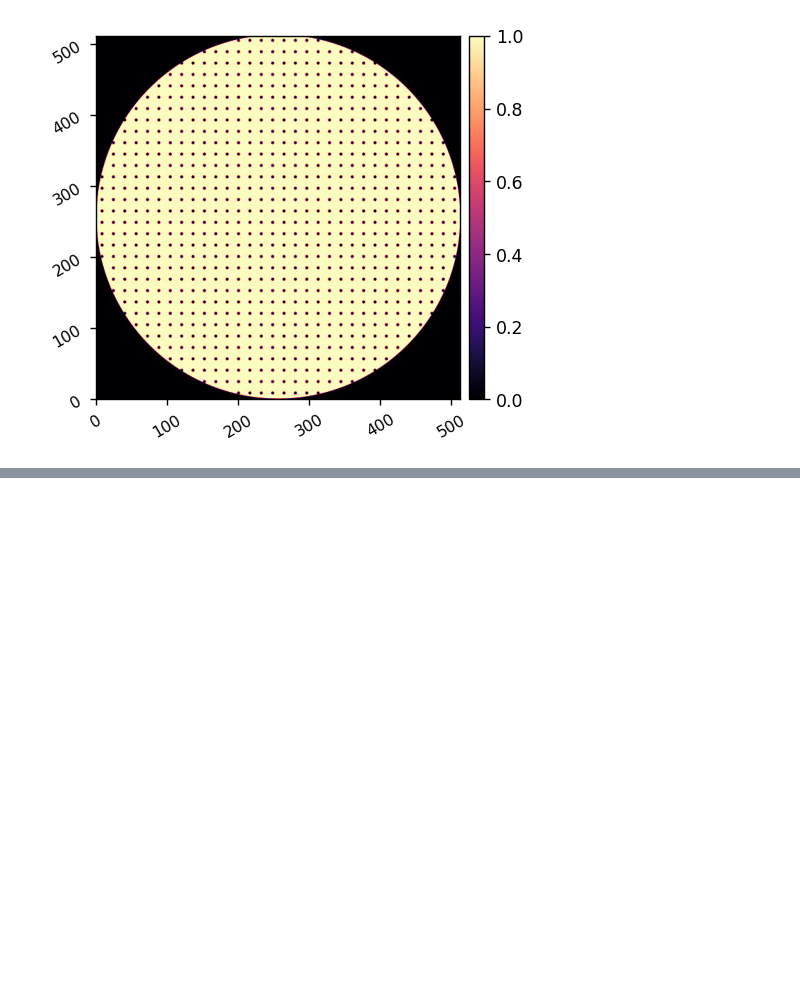
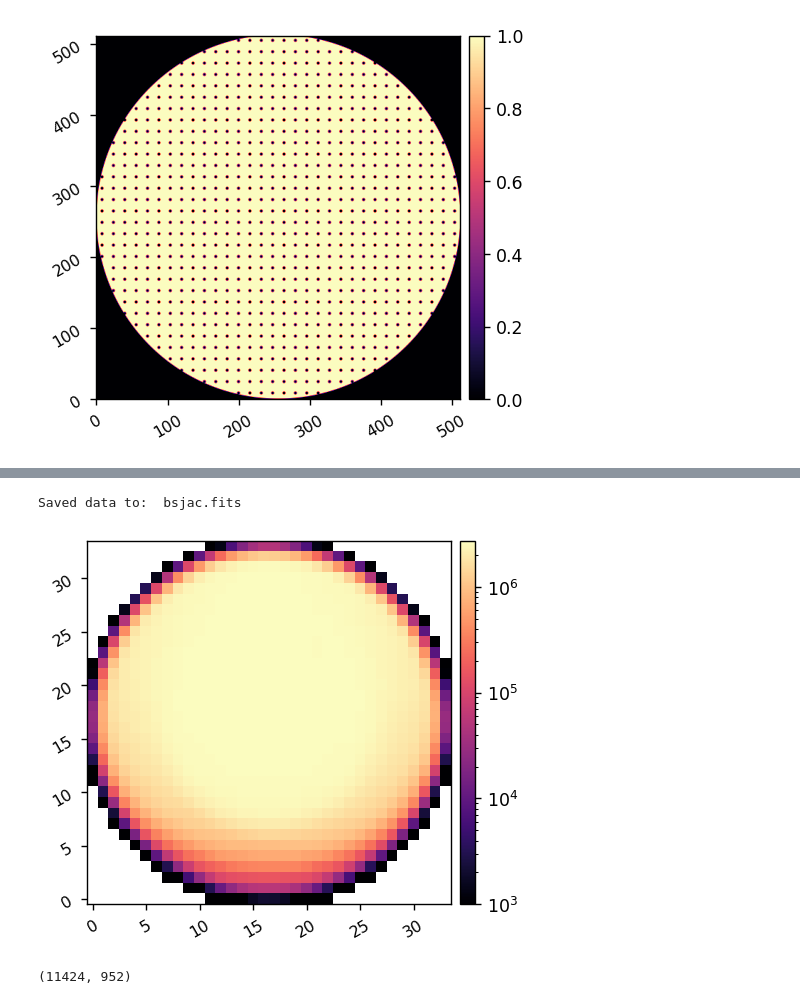
Before and after one commit to uasal/scoob-psf, a Jupyter notebook: example-notebooks/scoob_mswfc.ipynb, the cells around one changed output, grey strips where cells are left out. Drawn from its saved outputs; the diff is of its cells as text; code cells hidden in the pictures; blank space fills up the shorter version.

```diff
--- a/example-notebooks/scoob_mswfc.ipynb
+++ b/example-notebooks/scoob_mswfc.ipynb
@@ -113,0 +147,8 @@ imshow1(im, lognorm=True)
+# %%
+reload(lina.bsefc)
+
+model.set_dm(dm_flat)
+epsilon = 1e-9 # poke amplitudes (DM surface)
+jac = lina.bsefc.build_jacobian(model, epsilon, dark_mask.flatten(),
+                                bs_offset=(15,0),
+                                plot=False)
@@ -113,0 +173,15 @@ imshow1(im, lognorm=True)
+# %%
+import misc_funs as misc
+misc.save_fits('bsjac.fits', lina.utils.ensure_np_array(jac))
+# %% [output]
+Saved data to:  bsjac.fits
+# %%
+reload(lina.utils)
+response = lina.utils.map_acts_to_dm(xp.sqrt(((jac)**2).sum(axis=0)).get(), model.dm_mask)
+imshow1(response, lognorm=True, vmin=1e3)
+# %% [output]
+[figure, added]
+# %%
+jac.shape
+# %% [output]
+(11424, 952)
```
Also changed, not shown: parts of 6 cells of this notebook, 1 other file.
